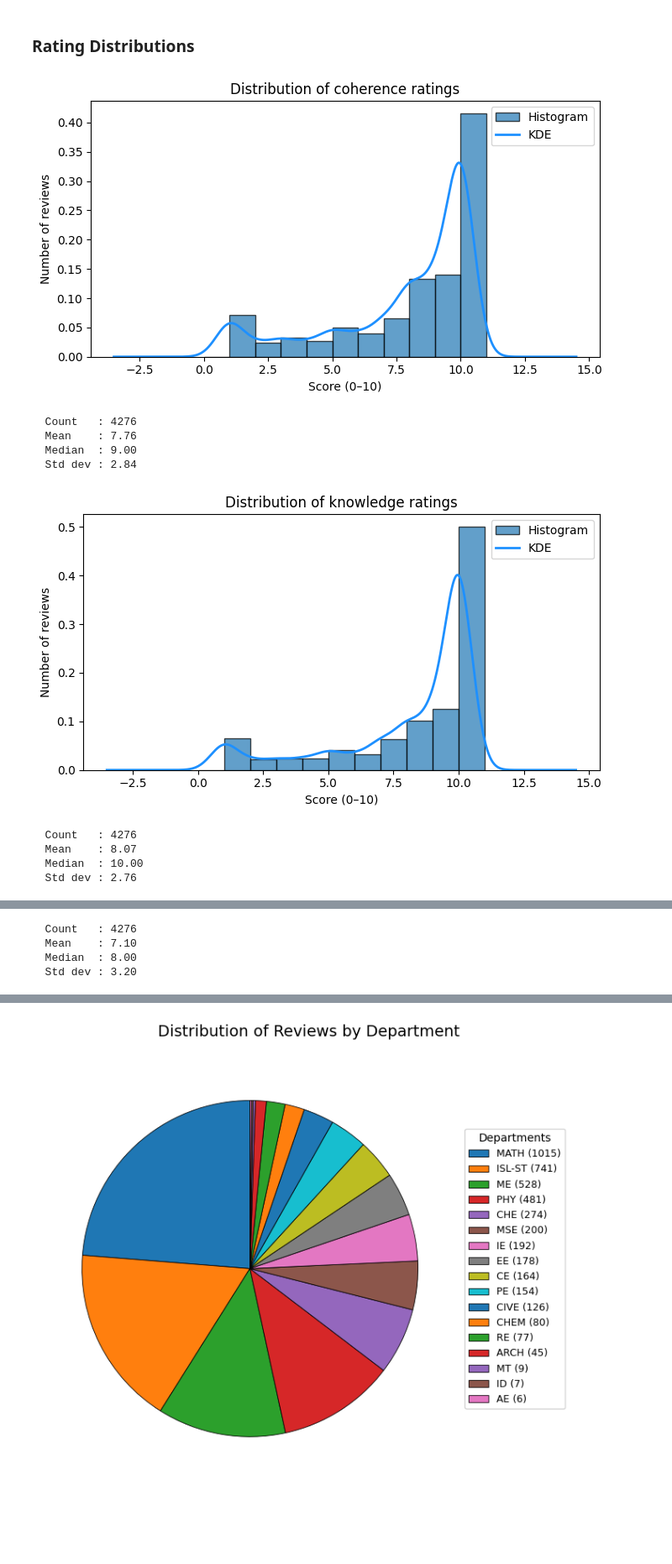
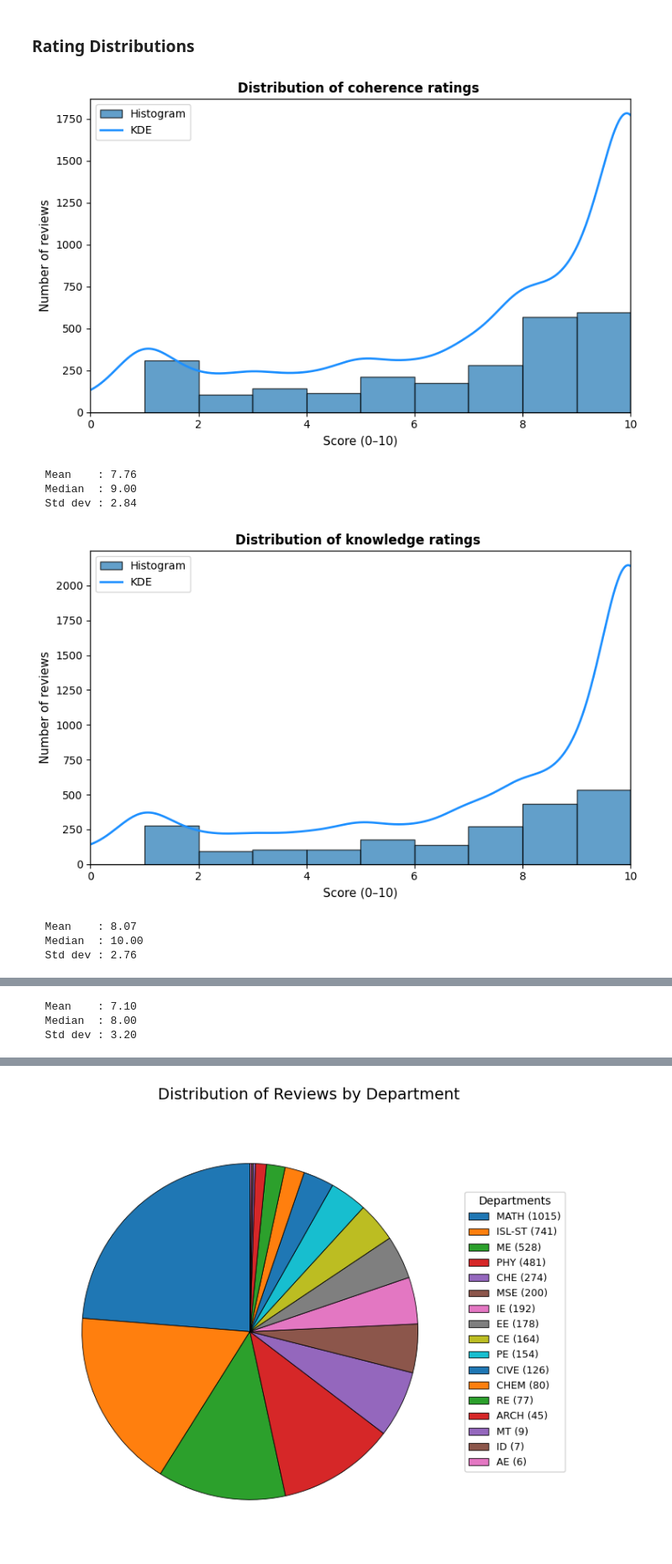
Before and after one commit to aminnademi/Elmosyar, a Jupyter notebook: EDA.ipynb, the cells around one changed output, grey strips where cells are left out. Shown at 84% size. Cells and saved outputs as stored; diff of their text form; code cells hidden in the pictures; blank space fills up the shorter version.

Commit message:
Add Well-structured Explanations & Details About The Analysis Process Alongside Improving & Continuing EDA Especially On The Semester Data & Addressing Its Challenges.

```diff
--- a/EDA.ipynb
+++ b/EDA.ipynb
@@ -87,4 +89,8 @@ df["professor_name"] = df["full_text"].str.extract(
 df["department"] = df["full_text"].str.extract(
     r"#([^\s#]+)"
 )
+
+df["term_raw"] = df["full_text"].str.extract(
+    r"ترم[^\n]*\n?\s*┘\s*([^\n\r]+)"
+)
 # %%
@@ -163,39 +182,45 @@ plt.show()
 # %%
 rating_cols = list(ratings.keys())
 
 for col in rating_cols:
     data = df[col].dropna()
     mean_val = data.mean()
     median_val = data.median()
     std_val = data.std()
     count_val = data.count()
 
-    # Plot
-    plt.figure(figsize=(7, 4))
-    plt.hist(data, bins=range(0, 12),density=True, edgecolor="black", alpha=0.7, label="Histogram")
-    data.plot(kind="kde", linewidth=2, label="KDE", color='dodgerblue')
+    fig, ax1 = plt.subplots(figsize=(8, 5))
 
-    plt.title(f"Distribution of {col} ratings")
-    plt.xlabel("Score (0–10)")
-    plt.ylabel("Number of reviews")
-    plt.legend()
+    ax1.hist(data, bins=range(0, 12), edgecolor="black", alpha=0.7, label="Histogram")
+    ax1.set_xlabel("Score (0–10)", fontsize=11)
+    ax1.set_ylabel("Number of reviews", fontsize=11)
+    ax1.set_xlim(0, 10)
 
+    ax2 = ax1.twinx()
+    data.plot(kind="kde", ax=ax2, linewidth=2, color='dodgerblue', label="KDE")
+    ax2.set_ylabel('')
+    ax2.yaxis.set_visible(False)
+
+    hist_handle = ax1.patches[0] if ax1.patches else None
+    kde_handle = ax2.lines[0] if ax2.lines else None
+
+    if hist_handle and kde_handle:
+        ax1.legend([hist_handle, kde_handle], ['Histogram', 'KDE'], loc='upper left')
+
+    plt.title(f"Distribution of {col} ratings ", fontsize=12, fontweight='bold')
     plt.tight_layout()
     plt.show()
 
-    # Numeric summary (for report tables)
-    print(f"  Count   : {count_val}")
+    # Numeric summary
     print(f"  Mean    : {mean_val:.2f}")
     print(f"  Median  : {median_val:.2f}")
     print(f"  Std dev : {std_val:.2f}")
 # %% [output]
-[figure, old version]
+[figure, new version]
-  Count   : 4276
   Mean    : 7.76
   Median  : 9.00
   Std dev : 2.84
-[figure, old version]
+[figure, new version]
-  Count   : 4276
   Mean    : 8.07
   Median  : 10.00
   Std dev : 2.76
@@ -203,4 +228,3 @@ for col in rating_cols:
-  Count   : 4276
   Mean    : 7.10
   Median  : 8.00
   Std dev : 3.20
```
Also changed, not shown: parts of 20 cells of this notebook.
